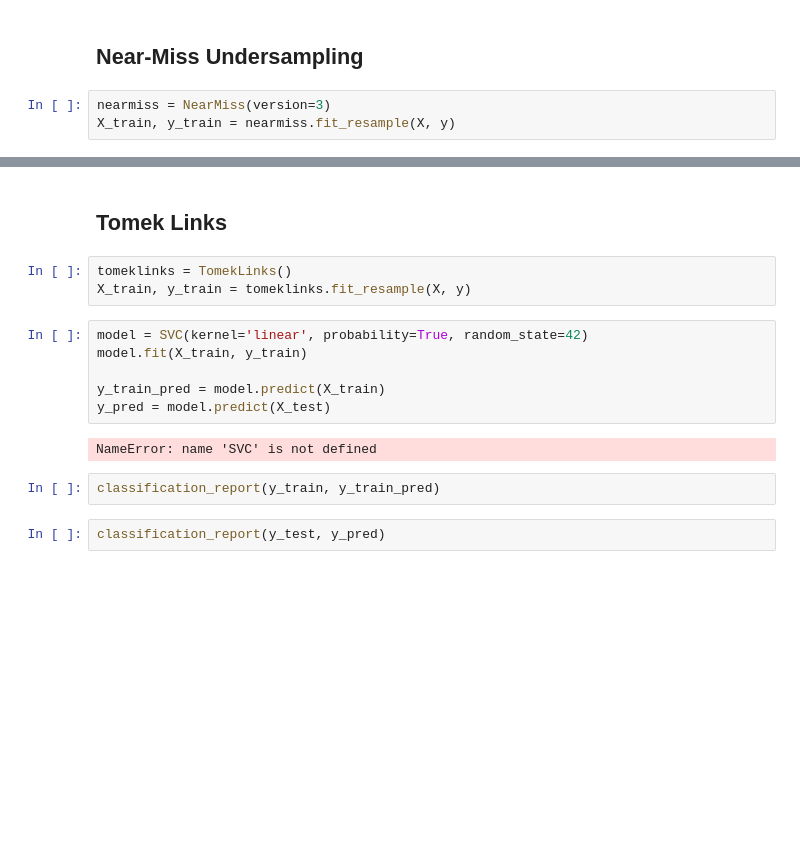
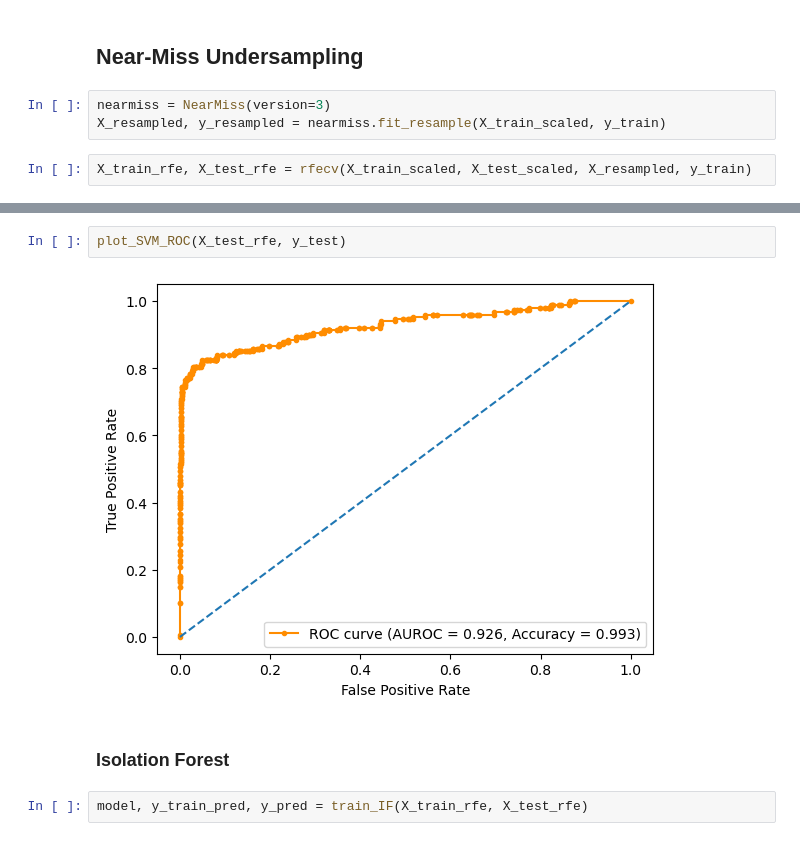
Before and after one commit to nigelcheong/Data-Science-Projects, a Jupyter notebook: Credit-Card-Fraud-Detection/Credit Card Fraud.ipynb, the cells around one changed output, grey strips where cells are left out. Saved outputs shown, nothing was run; the diff lists cells and outputs as text; blank space fills up the shorter version.

```diff
--- a/Credit-Card-Fraud-Detection/Credit Card Fraud.ipynb
+++ b/Credit-Card-Fraud-Detection/Credit Card Fraud.ipynb
@@ -254,4 +315,6 @@ print(classification_report(y_test, y_pred))
 ## Near-Miss Undersampling
 # %%
 nearmiss = NearMiss(version=3)
-X_train, y_train = nearmiss.fit_resample(X, y)
+X_resampled, y_resampled = nearmiss.fit_resample(X_train_scaled, y_train)
+# %%
+X_train_rfe, X_test_rfe = rfecv(X_train_scaled, X_test_scaled, X_resampled, y_train)
@@ -280,17 +347,8 @@ plt.show()
-# %% [markdown]
-## Tomek Links
-# %%
-tomeklinks = TomekLinks()
-X_train, y_train = tomeklinks.fit_resample(X, y)
-# %%
-model = SVC(kernel='linear', probability=True, random_state=42)
-model.fit(X_train, y_train)
-
-y_train_pred = model.predict(X_train)
-y_pred = model.predict(X_test)
-# %% [output]
-NameError: name 'SVC' is not defined
-# %%
-classification_report(y_train, y_train_pred)
-# %%
-classification_report(y_test, y_pred)
+# %%
+plot_SVM_ROC(X_test_rfe, y_test)
+# %% [output]
+[figure, added]
+# %% [markdown]
+### Isolation Forest
+# %%
+model, y_train_pred, y_pred = train_IF(X_train_rfe, X_test_rfe)
```
Also changed, not shown: parts of 104 cells of this notebook.
